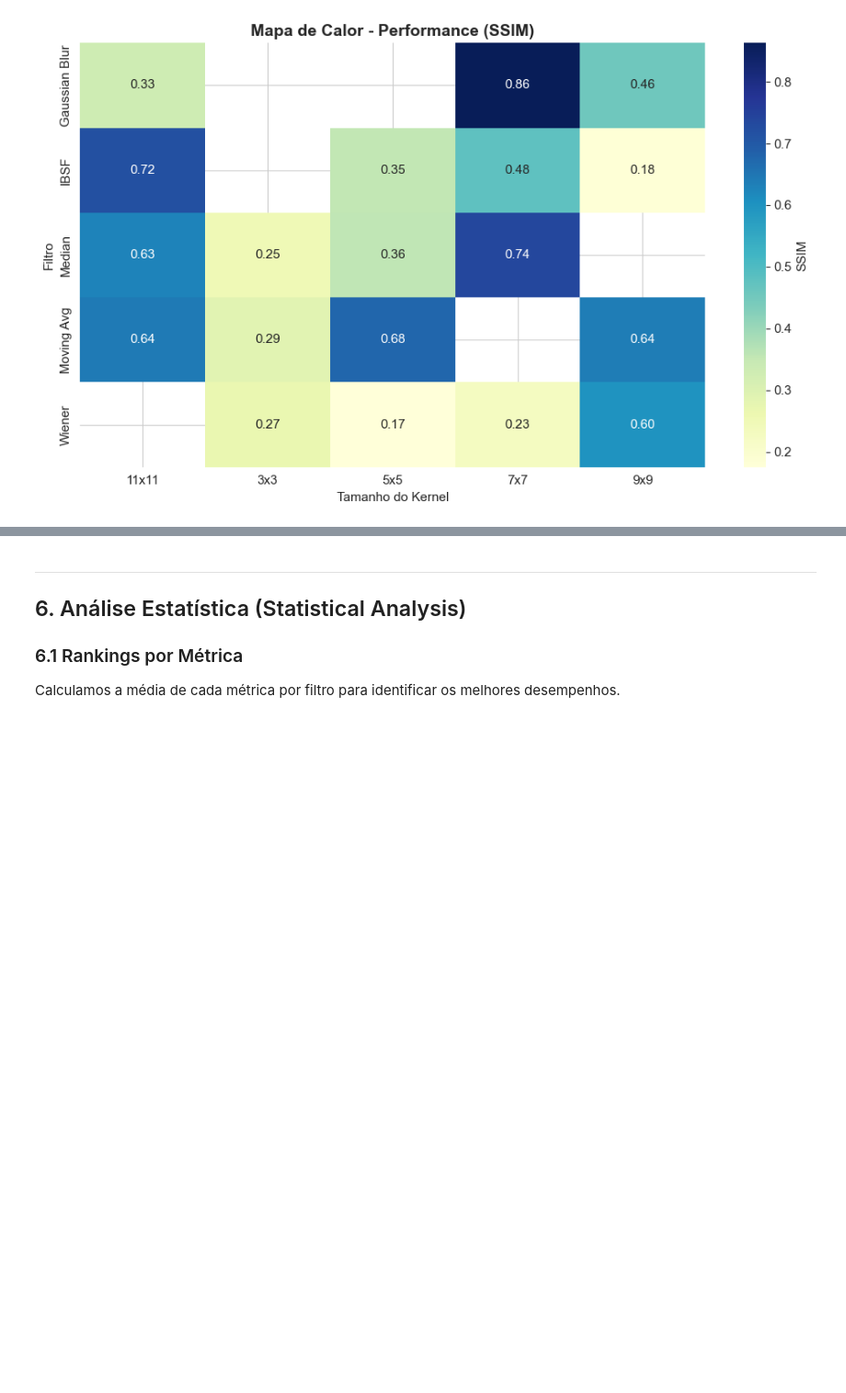
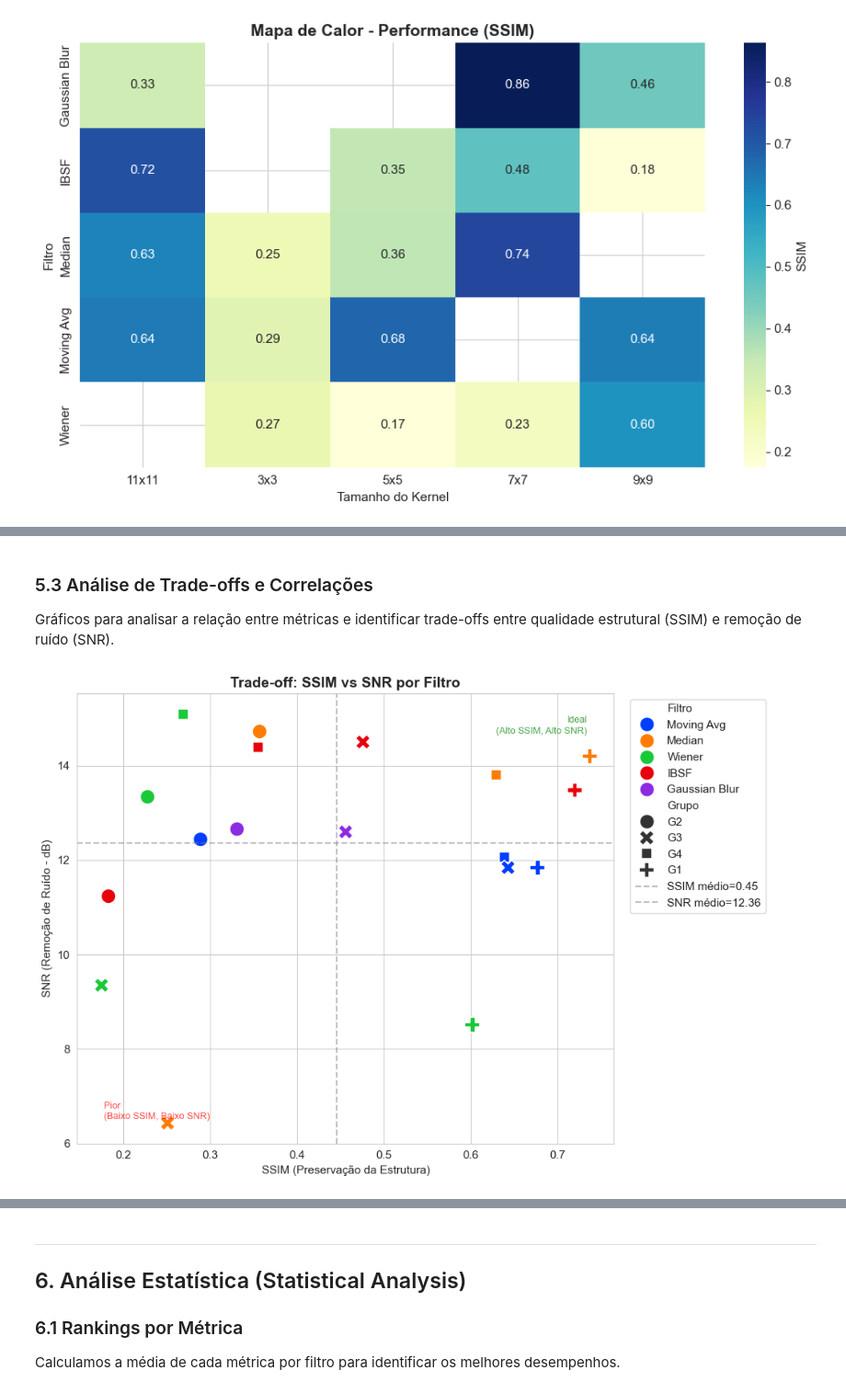
Before and after one commit to duartebianca/filtragem-espacial, a Jupyter notebook: analise_filtros_grupos.ipynb, the cells around one changed output, grey strips where cells are left out. Shown: that part at 92% size. Saved outputs shown, nothing was run; the diff lists cells and outputs as text; code cells hidden in the pictures; blank space fills up the shorter version.

```diff
--- a/analise_filtros_grupos.ipynb
+++ b/analise_filtros_grupos.ipynb
@@ -296,0 +361,32 @@ plt.show()
+# %% [markdown]
+### 5.3 Análise de Trade-offs e Correlações
+
+Gráficos para analisar a relação entre métricas e identificar trade-offs entre qualidade estrutural (SSIM) e remoção de ruído (SNR).
+# %%
+# Gráfico 6: Scatter SSIM vs SNR - Análise de Trade-off
+fig, ax = plt.subplots(figsize=(10, 7))
+
+# Scatter com cores por filtro e marcadores por grupo
+scatter = sns.scatterplot(data=df_snr, x='SSIM', y='SNR', hue='Filtro',
+                          style='Grupo', s=200, palette='bright', ax=ax)
+ax.set_title('Trade-off: SSIM vs SNR por Filtro', fontsize=14, fontweight='bold')
+ax.set_xlabel('SSIM (Preservação da Estrutura)')
+ax.set_ylabel('SNR (Remoção de Ruído - dB)')
+
+# Linhas de referência para quadrantes
+ssim_mean = df_snr['SSIM'].mean()
+snr_mean = df_snr['SNR'].mean()
+ax.axvline(x=ssim_mean, color='gray', linestyle='--', alpha=0.5, label=f'SSIM médio={ssim_mean:.2f}')
+ax.axhline(y=snr_mean, color='gray', linestyle='--', alpha=0.5, label=f'SNR médio={snr_mean:.2f}')
+
+# Anotação dos quadrantes
+ax.text(0.95, 0.95, 'Ideal\n(Alto SSIM, Alto SNR)', transform=ax.transAxes,
+        ha='right', va='top', fontsize=9, color='green', alpha=0.7)
+ax.text(0.05, 0.05, 'Pior\n(Baixo SSIM, Baixo SNR)', transform=ax.transAxes,
+        ha='left', va='bottom', fontsize=9, color='red', alpha=0.7)
+
+ax.legend(bbox_to_anchor=(1.02, 1), loc='upper left')
+plt.tight_layout()
+plt.show()
+# %% [output]
+[figure, added]
```
Also changed, not shown: parts of 10 cells of this notebook.
